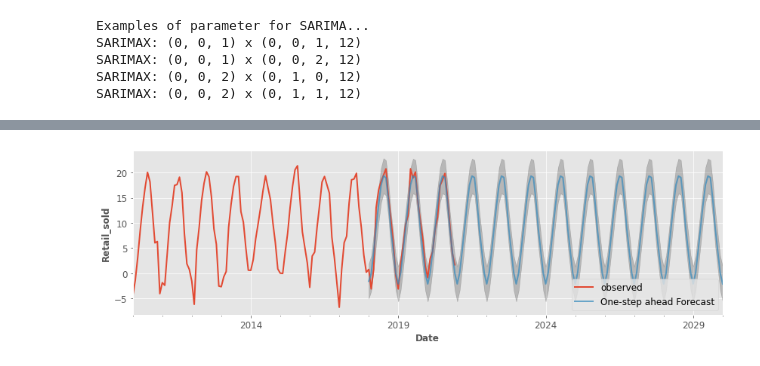
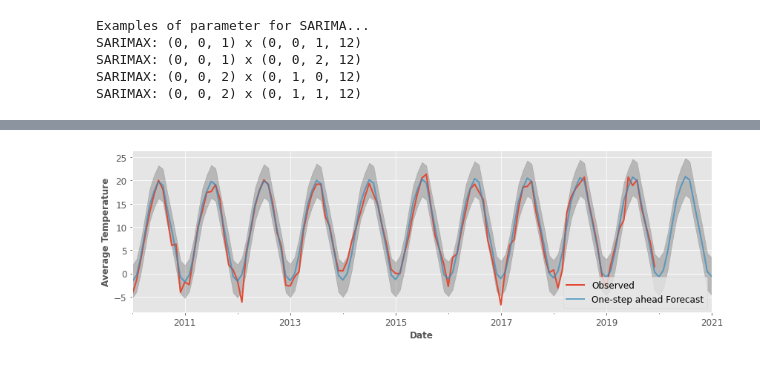
Before and after one commit to reibek/progn-semestral-work, a Jupyter notebook: Progonstics_Semestral_work_NEW.ipynb, the cells around one changed output, grey strips where cells are left out. Drawn from its saved outputs; the diff is of its cells as text; code cells hidden in the pictures.

```diff
--- a/Progonstics_Semestral_work_NEW.ipynb
+++ b/Progonstics_Semestral_work_NEW.ipynb
@@ -179,7 +179,7 @@ plt.tight_layout()
 We can also closely inspect different decades.
 # %%
 def get_timeseries(timeseries, year_from, year_to):
-    return timeseries[datetime.datetime(year_from, 1, 1):datetime.datetime(year_to, 12, 31)]
+    return timeseries[datetime.datetime(year_from, 1, 1):datetime.datetime(year_to - 1, 12, 31)]
 # %%
 plt.figure(figsize=(20,10))
 plt.subplot(2,2,1)
@@ -200,17 +200,17 @@ plt.tight_layout()
 # %% [markdown]
 We are interested in predicting future progress of temperature anomalities, so now we will focus on last decade from 2010 to 2020.
 # %%
-df_2010 = get_timeseries(df, 2010, 2020)
+df_2000 = get_timeseries(df, 2000, 2020)
 
 plt.figure(figsize=(20,10))
 
 plt.subplot(2,1,1)
 plt.title('Monthly Anomaly',fontsize=15)
-df_2010.MonthlyAnomaly.plot()
+df_2000.MonthlyAnomaly.plot()
 
 plt.subplot(2,1,2)
 plt.title('Monthly Average',fontsize=15)
-df_2010.MonthlyAverage.plot()
+df_2000.MonthlyAverage.plot()
 
 plt.tight_layout()
 # %% [output]
@@ -261,0 +286,3 @@ Critical Values:
+# %%
+plt.rcParams['figure.figsize'] = [10, 5]
+get_stationarity(df_2000.MonthlyAverage)
@@ -321,3 +410,3 @@ ARIMA(2, 1, 2)x(2, 1, 2, 12)12 - AIC:395.9187071695528
 # %%
-mod = sm.tsa.statespace.SARIMAX(df_2010.MonthlyAverage,order=(0,0,2),seasonal_order=(0,1,2,12),enforce_stationarity=False,enforce_invertibility=False)
+mod = sm.tsa.statespace.SARIMAX(df_2000.MonthlyAverage,order=(0,1,2),seasonal_order=(0,1,2,12),enforce_stationarity=False,enforce_invertibility=False)
 results = mod.fit()
@@ -329,14 +419,14 @@ plt.show()
 # %%
-pred = results.get_prediction(start=pd.to_datetime('2018-01-01'), end=pd.to_datetime('2030-01-01'), dynamic=True)
+pred = results.get_prediction(start=pd.to_datetime('2010-01-01'), end=pd.to_datetime('2021-01-01'), dynamic=True)
 pred_ci = pred.conf_int()
-ax = df_2010.MonthlyAverage['2010':].plot(label='observed')
+ax = df_2000.MonthlyAverage['2010':].plot(label='Observed')
 pred.predicted_mean.plot(ax=ax, label='One-step ahead Forecast', alpha=.7, figsize=(14, 4))
 ax.fill_between(pred_ci.index,
                 pred_ci.iloc[:, 0],
                 pred_ci.iloc[:, 1], color='k', alpha=.2)
 ax.set_xlabel('Date')
-ax.set_ylabel('Retail_sold')
+ax.set_ylabel('Average Temperature')
 plt.legend()
 plt.show()
 # %% [output]
-[figure, old version]
+[figure, new version]
```
Also changed, not shown: parts of 18 cells of this notebook.
